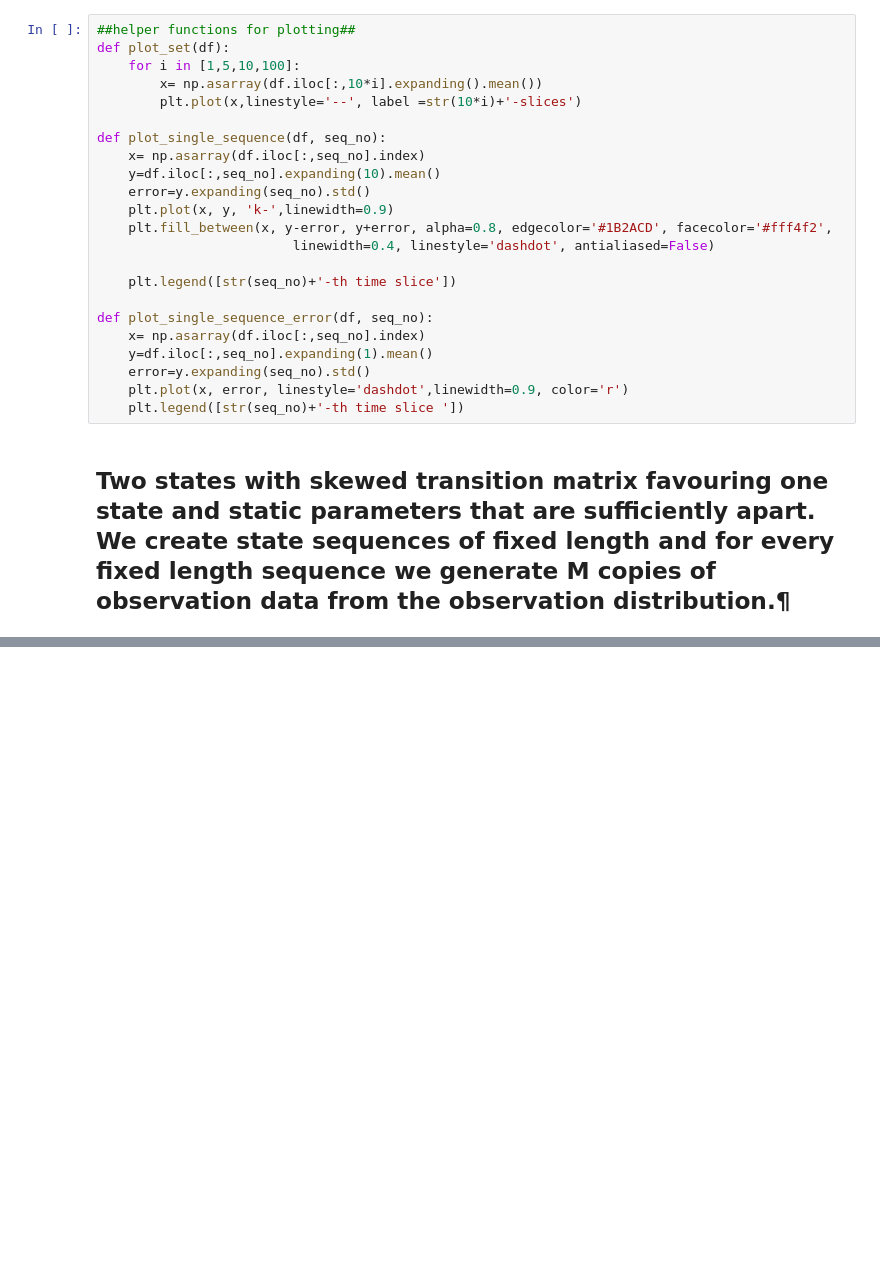
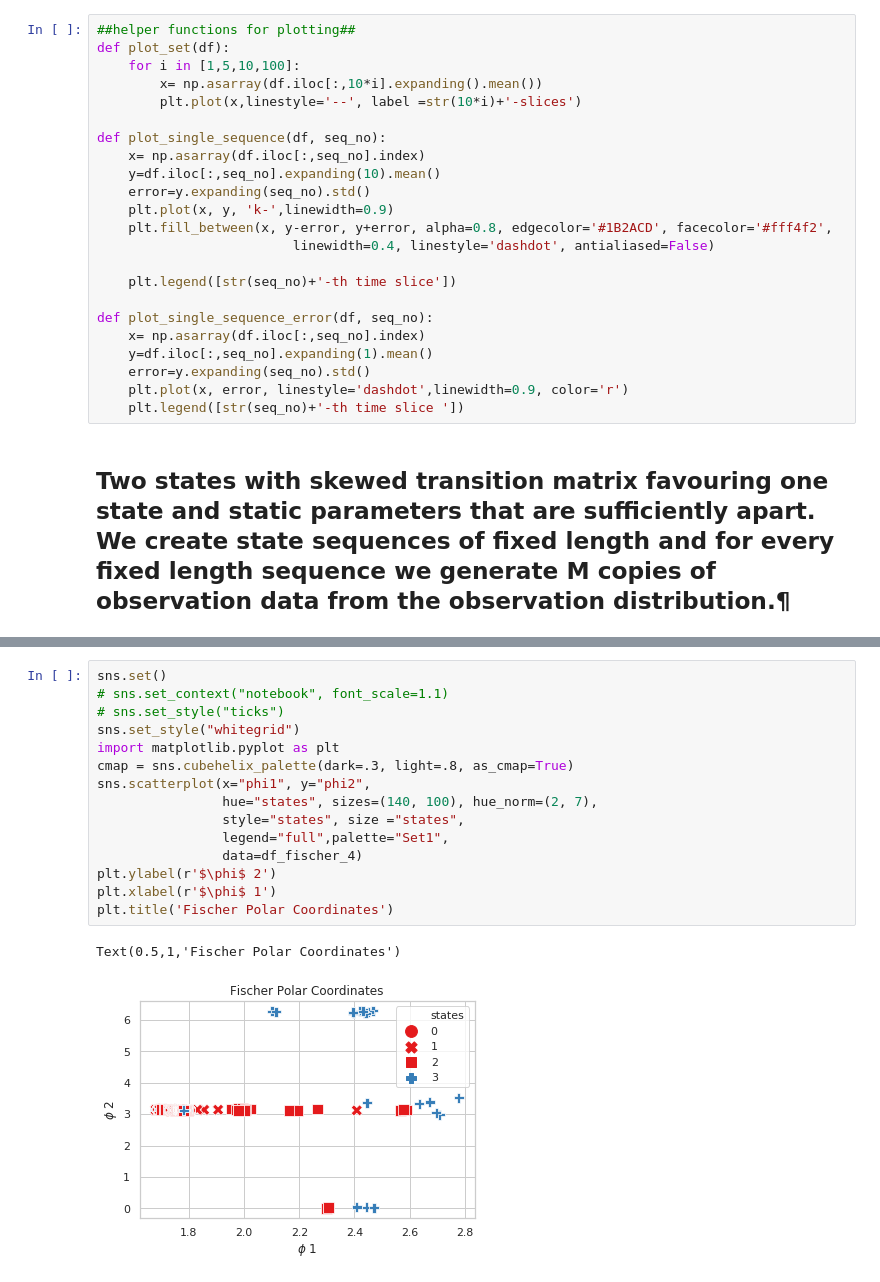
Before and after one commit to andreas-koukorinis/PaperCode, a Jupyter notebook: aknotebooks/analysing the fisher score.ipynb, the cells around one changed output, grey strips where cells are left out. Drawn from its saved outputs; the diff is of its cells as text; blank space fills up the shorter version.

```diff
--- a/aknotebooks/analysing the fisher score.ipynb
+++ b/aknotebooks/analysing the fisher score.ipynb
@@ -188,0 +129,18 @@ df_fischer_state0.shape[0]
+# %%
+sns.set()
+# sns.set_context("notebook", font_scale=1.1)
+# sns.set_style("ticks")
+sns.set_style("whitegrid")
+import matplotlib.pyplot as plt
+cmap = sns.cubehelix_palette(dark=.3, light=.8, as_cmap=True)
+sns.scatterplot(x="phi1", y="phi2",
+                hue="states", sizes=(140, 100), hue_norm=(2, 7),
+                style="states", size ="states",
+                legend="full",palette="Set1",
+                data=df_fischer_4)
+plt.ylabel(r'$\phi$ 2')
+plt.xlabel(r'$\phi$ 1')
+plt.title('Fischer Polar Coordinates')
+# %% [output]
+Text(0.5,1,'Fischer Polar Coordinates')
+[figure, added]
```
Also changed, not shown: parts of 31 cells of this notebook, 7 other files.
